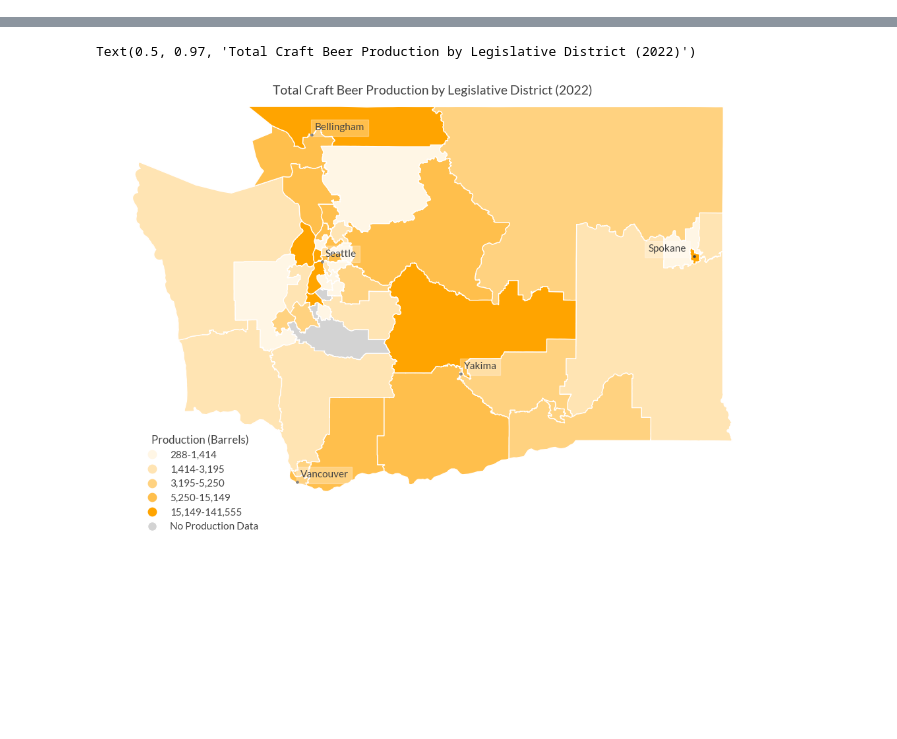
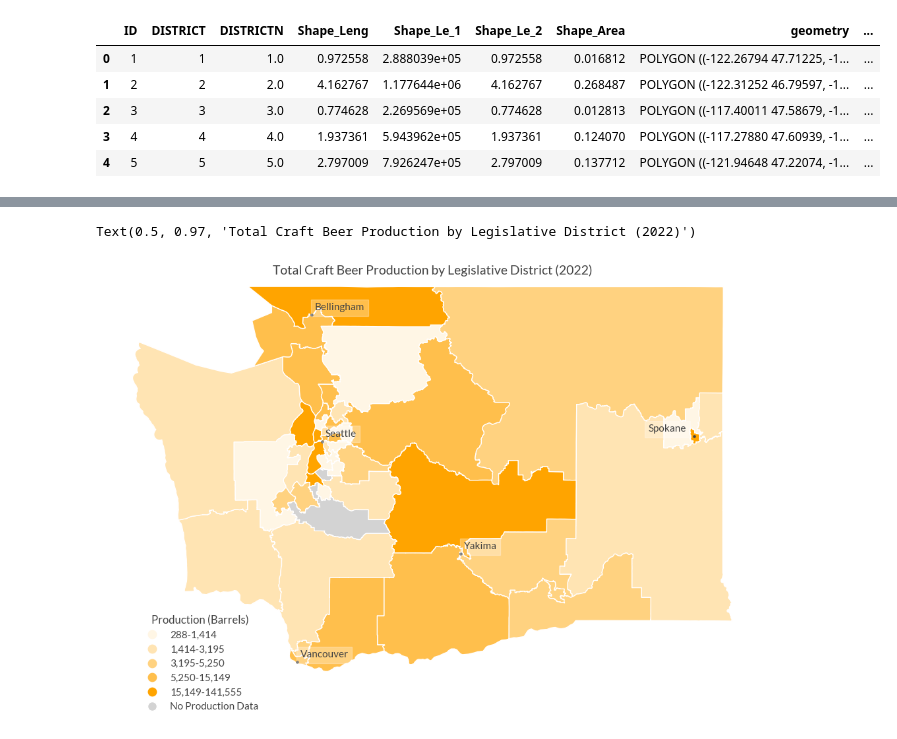
Before and after one commit to mckenzie-maidl/wa-brewers-guild, a Jupyter notebook: brewery_production_choropleth.ipynb, the cells around one changed output, grey strips where cells are left out. Drawn from its saved outputs; the diff is of its cells as text; code cells hidden in the pictures; blank space fills up the shorter version.

```diff
--- a/brewery_production_choropleth.ipynb
+++ b/brewery_production_choropleth.ipynb
@@ -36,6 +58,17 @@ dists_prod.head()
 | 2 | 3 | 3 | 3.0 | 0.774628 | 2.269569e+05 | 0.774628 | 0.012813 | POLYGON ((-117.40011 47.58679, -1... | 23210.03 |
 | 3 | 4 | 4 | 4.0 | 1.937361 | 5.943962e+05 | 1.937361 | 0.124070 | POLYGON ((-117.27880 47.60939, -1... | 2620.79 |
 | 4 | 5 | 5 | 5.0 | 2.797009 | 7.926247e+05 | 2.797009 | 0.137712 | POLYGON ((-121.94648 47.22074, -1... | 3314.36 |
+# %%
+# merge with brewery count data
+dists_counts = dists.merge(counts, on='DISTRICT', how='left')
+dists_counts.head()
+# %% [output]
+|  | ID | DISTRICT | DISTRICTN | Shape_Leng | Shape_Le_1 | Shape_Le_2 | Shape_Area | geometry | ... |
+| 0 | 1 | 1 | 1.0 | 0.972558 | 2.888039e+05 | 0.972558 | 0.016812 | POLYGON ((-122.26794 47.71225, -1... | ... |
+| 1 | 2 | 2 | 2.0 | 4.162767 | 1.177644e+06 | 4.162767 | 0.268487 | POLYGON ((-122.31252 46.79597, -1... | ... |
+| 2 | 3 | 3 | 3.0 | 0.774628 | 2.269569e+05 | 0.774628 | 0.012813 | POLYGON ((-117.40011 47.58679, -1... | ... |
+| 3 | 4 | 4 | 4.0 | 1.937361 | 5.943962e+05 | 1.937361 | 0.124070 | POLYGON ((-117.27880 47.60939, -1... | ... |
+| 4 | 5 | 5 | 5.0 | 2.797009 | 7.926247e+05 | 2.797009 | 0.137712 | POLYGON ((-121.94648 47.22074, -1... | ... |
 # %%
 # city data
 cities = geopandas.read_file('Data/Geographic/WA_City_Points.geojson')
```
Also changed, not shown: parts of 5 cells of this notebook, 4 other files.
